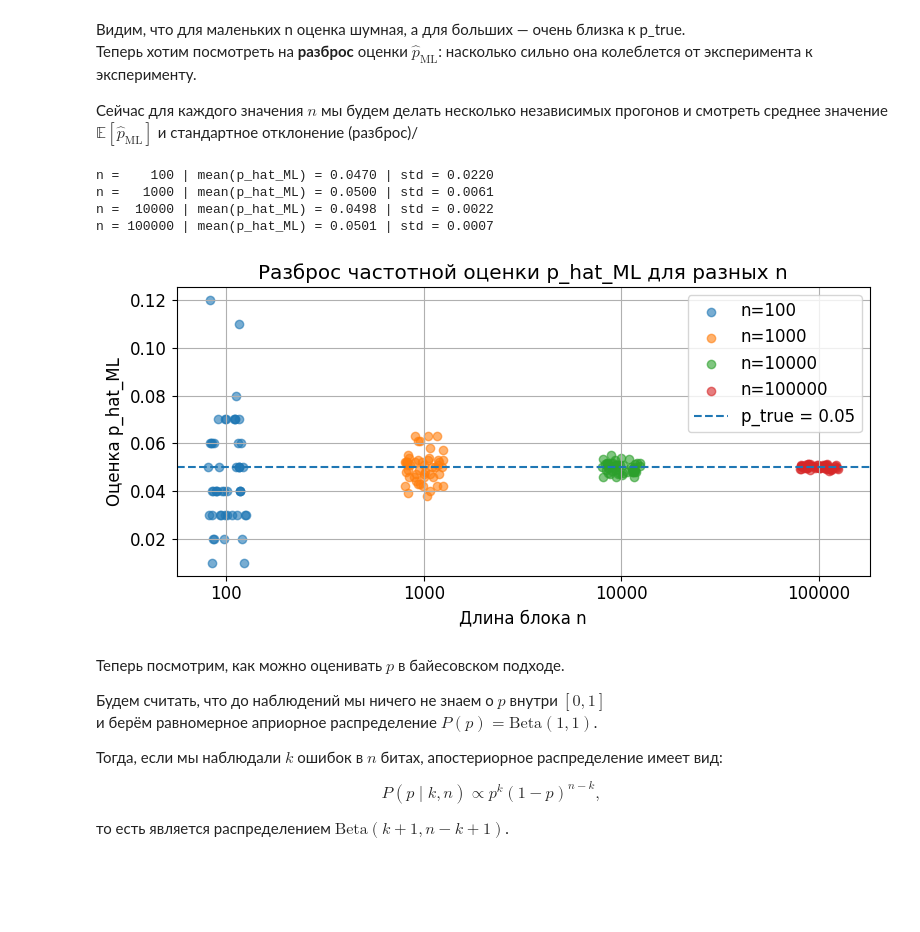
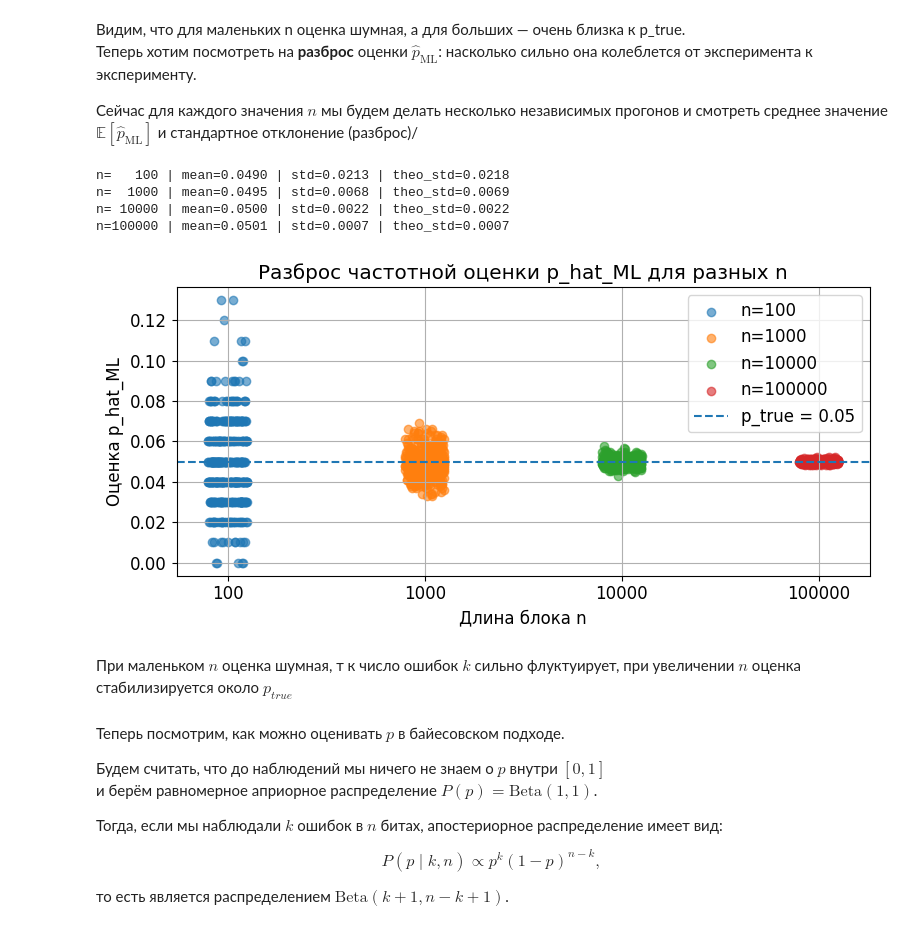
Before and after one commit to oncominglane/theory_of_information, a Jupyter notebook: essays/essay3.ipynb, the cells around one changed output. Cells and saved outputs as stored; diff of their text form; code cells hidden in the pictures; blank space fills up the shorter version.

```diff
--- a/essays/essay3.ipynb
+++ b/essays/essay3.ipynb
@@ -148,6 +146,8 @@ def generate_bits(n: int, rng=rng):
     """
     Генерирует случайную последовательность из n битов (0/1).
     """
+    if rng is None:
+        rng = np.random.default_rng()
     return rng.integers(0, 2, size=n, dtype=int)
 
 
@@ -156,6 +156,12 @@ def bsc_channel(x_bits, p: float, rng=rng):
     Пропускает битовую последовательность x_bits через двоичный симметричный канал с вероятностью ошибки p.
     Возвращает принятую последовательность y_bits и вектор индикаторов ошибок.
     """
+    if not (0.0 <= p <= 1.0):
+        raise ValueError("p must be in [0, 1].")
+
+    if rng is None:
+        rng = np.random.default_rng()
+
     x_bits = np.asarray(x_bits, dtype=int)
     n = x_bits.size
 
@@ -248,7 +254,7 @@ def collect_ml_estimates(p_true: float, n_bits_list, n_trials: int = 50, rng=rng
 
 p_true = 0.05
 n_bits_list = [100, 1_000, 10_000, 100_000]
-n_trials = 50
+n_trials = 400
 
 ml_estimates = collect_ml_estimates(p_true, n_bits_list, n_trials=n_trials, rng=rng)
 
@@ -256,35 +262,38 @@ ml_estimates = collect_ml_estimates(p_true, n_bits_list, n_trials=n_trials, rng=
 for n_bits in n_bits_list:
     vals = ml_estimates[n_bits]
     mean_val = vals.mean()
-    std_val = vals.std()
-    print(f"n = {n_bits:6d} | mean(p_hat_ML) = {mean_val:.4f} | std = {std_val:.4f}")
+    std_val = vals.std(ddof=1)
+    theo_std = np.sqrt(p_true*(1-p_true)/n_bits)
+    print(f"n={n_bits:6d} | mean={mean_val:.4f} | std={std_val:.4f} | theo_std={theo_std:.4f}")
 # %% [output]
-n =    100 | mean(p_hat_ML) = 0.0470 | std = 0.0220
-n =   1000 | mean(p_hat_ML) = 0.0500 | std = 0.0061
-n =  10000 | mean(p_hat_ML) = 0.0498 | std = 0.0022
-n = 100000 | mean(p_hat_ML) = 0.0501 | std = 0.0007
+n=   100 | mean=0.0490 | std=0.0213 | theo_std=0.0218
+n=  1000 | mean=0.0495 | std=0.0068 | theo_std=0.0069
+n= 10000 | mean=0.0500 | std=0.0022 | theo_std=0.0022
+n=100000 | mean=0.0501 | std=0.0007 | theo_std=0.0007
 # %%
 # Визуализируем разброс оценок: для каждого n нанесём точки p_hat_ML
 plt.figure(figsize=(8,4))
 
 for i, n_bits in enumerate(n_bits_list):
     vals = ml_estimates[n_bits]
     # Немного раздвинем точки по оси x, чтобы они не слипались
-    x_coords = np.full_like(vals, fill_value=i, dtype=float) + (rng.random(size=vals.size) - 0.5) * 0.2
+    x_coords = np.full(vals.size, i, dtype=float) + (rng.random(vals.size) - 0.5)*0.2
     plt.scatter(x_coords, vals, alpha=0.6, label=f"n={n_bits}")
 
 # Линия истинного p_true
 plt.axhline(p_true, linestyle="--", label=f"p_true = {p_true}")
 
 plt.xticks(range(len(n_bits_list)), [str(n) for n in n_bits_list])
 plt.xlabel("Длина блока n")
 plt.ylabel("Оценка p_hat_ML")
 plt.title("Разброс частотной оценки p_hat_ML для разных n")
 plt.legend()
 plt.tight_layout()
 plt.show()
 # %% [output]
-[figure, old version]
+[figure, new version]
+# %% [markdown]
+При маленьком $n$ оценка шумная, т к число ошибок $k$ сильно флуктуирует, при увеличении $n$ оценка стабилизируется около $p_{true}$
 # %% [markdown]
 Теперь посмотрим, как можно оценивать $p$ в байесовском подходе.
 
```
Also changed, not shown: parts of 24 cells of this notebook, 3 other files.
